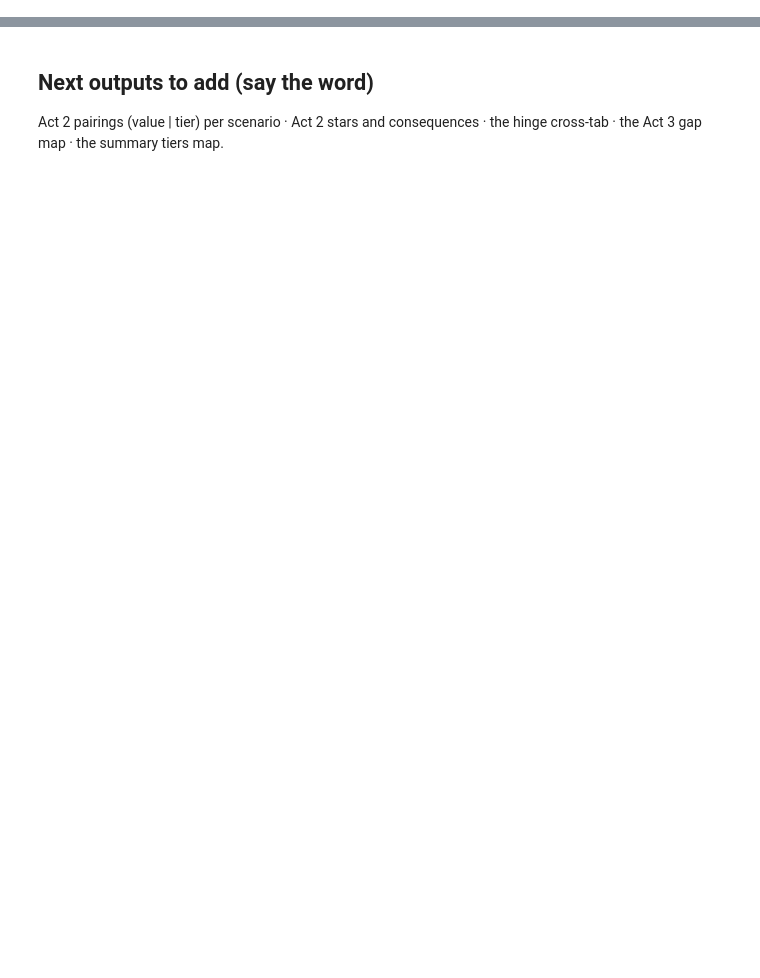
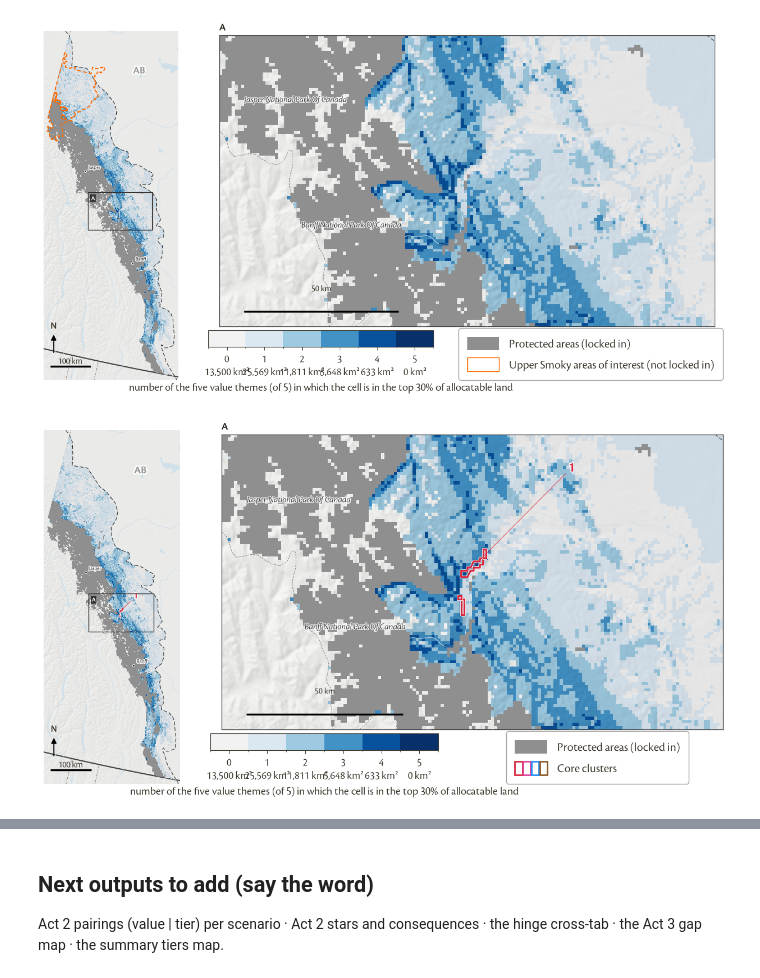
Before and after one commit to bermane/y2y-spatial-optimization, a Jupyter notebook: analyses/alberta_prioritization/14_director_outputs.ipynb, the cells around one changed output, grey strips where cells are left out. Cells and saved outputs as stored; diff of their text form; code cells hidden in the pictures; blank space fills up the shorter version.

```diff
--- a/analyses/alberta_prioritization/14_director_outputs.ipynb
+++ b/analyses/alberta_prioritization/14_director_outputs.ipynb
@@ -74,3 +72,17 @@ else:
+# %%
+# ---- 2. Act 1 — LEAD WITH THE VALUES (Ethan 2026-09-15): the Alberta frame at left + ONE zoom inset on the key cluster at right, the surface
+#         = the number of the five value themes (0-5) in which a cell is in the top 30% of allocatable land by percentile (the Act 0
+#         convergence layer) instead of F; (a) with the Upper Smoky areas, (b) with the regional core clusters numbered north -> south ----
+if KEY is not None:
+    dp.values_map(C, OUT / "02a_act1_values_convergence.png")                       # (a) overlay
+    dp.values_map(C, OUT / "02b_act1_values_convergence_clusters.png", with_clusters=True)   # (b) core clusters on the same surface
+else:
+    dp.STYLE["inset_clusters"] = ()                                                # no core cluster to zoom on: the frame alone, values only
+    dp.values_map(C, OUT / "02a_act1_values_convergence.png")
+# the F versions stay one call away (and in 13's record): dp.core_map_F(C, OUT / "02c_act1_core_F.png"); dp.core_map_clusters(C, OUT / "02d_act1_core_clusters.png")
+# %% [output]
+[figure, added]
+[figure, added]
 # %%
 # ---- 3. Act 1 — star plots of the core clusters + one locator window per cluster (aligned under the stars; each also as its own file) ----
 if len(C.numbered("Act 1")):
```
Also changed, not shown: parts of 6 cells of this notebook, 30 other files.
